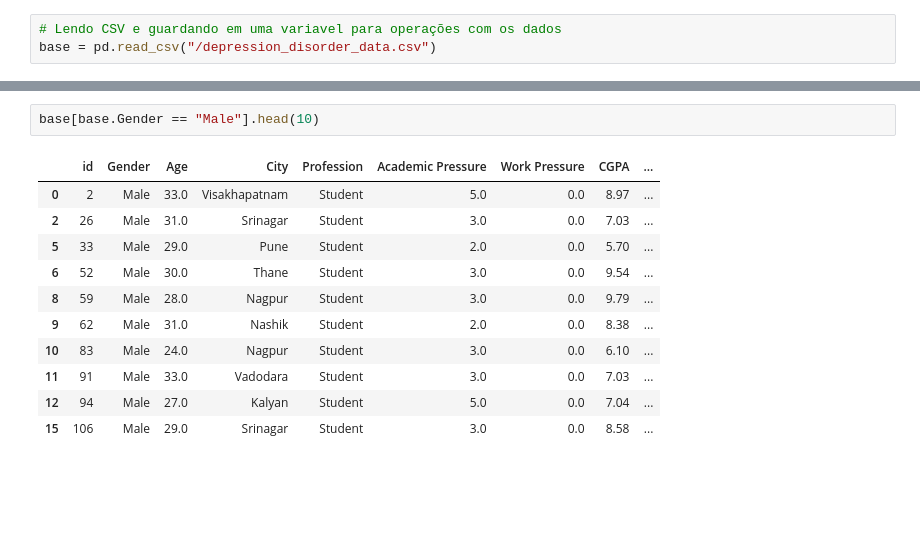
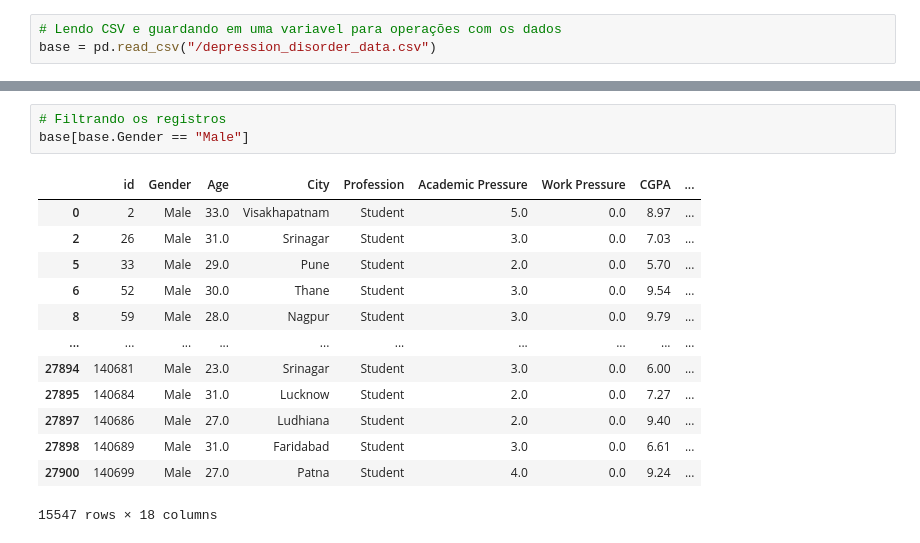
Before and after one commit to ruanlinhares/preview_ecommerce, a Jupyter notebook: depression_study.ipynb, the cells around one changed output, grey strips where cells are left out. Saved outputs shown, nothing was run; the diff lists cells and outputs as text; blank space fills up the shorter version.

```diff
--- a/depression_study.ipynb
+++ b/depression_study.ipynb
@@ -58,16 +86,19 @@ Depression                               0
 dtype: int64
 # %%
-base[base.Gender == "Male"].head(10)
+# Filtrando os registros
+base[base.Gender == "Male"]
 # %% [output]
 |  | id | Gender | Age | City | Profession | Academic Pressure | Work Pressure | CGPA | ... |
 | 0 | 2 | Male | 33.0 | Visakhapatnam | Student | 5.0 | 0.0 | 8.97 | ... |
 | 2 | 26 | Male | 31.0 | Srinagar | Student | 3.0 | 0.0 | 7.03 | ... |
 | 5 | 33 | Male | 29.0 | Pune | Student | 2.0 | 0.0 | 5.70 | ... |
 | 6 | 52 | Male | 30.0 | Thane | Student | 3.0 | 0.0 | 9.54 | ... |
 | 8 | 59 | Male | 28.0 | Nagpur | Student | 3.0 | 0.0 | 9.79 | ... |
-| 9 | 62 | Male | 31.0 | Nashik | Student | 2.0 | 0.0 | 8.38 | ... |
-| 10 | 83 | Male | 24.0 | Nagpur | Student | 3.0 | 0.0 | 6.10 | ... |
-| 11 | 91 | Male | 33.0 | Vadodara | Student | 3.0 | 0.0 | 7.03 | ... |
-| 12 | 94 | Male | 27.0 | Kalyan | Student | 5.0 | 0.0 | 7.04 | ... |
-| 15 | 106 | Male | 29.0 | Srinagar | Student | 3.0 | 0.0 | 8.58 | ... |
+| ... | ... | ... | ... | ... | ... | ... | ... | ... | ... |
+| 27894 | 140681 | Male | 23.0 | Srinagar | Student | 3.0 | 0.0 | 6.00 | ... |
+| 27895 | 140684 | Male | 31.0 | Lucknow | Student | 2.0 | 0.0 | 7.27 | ... |
+| 27897 | 140686 | Male | 27.0 | Ludhiana | Student | 2.0 | 0.0 | 9.40 | ... |
+| 27898 | 140689 | Male | 31.0 | Faridabad | Student | 3.0 | 0.0 | 6.61 | ... |
+| 27900 | 140699 | Male | 27.0 | Patna | Student | 4.0 | 0.0 | 9.24 | ... |
+15547 rows × 18 columns
 # %%
```
Also changed, not shown: parts of 15 cells of this notebook.
